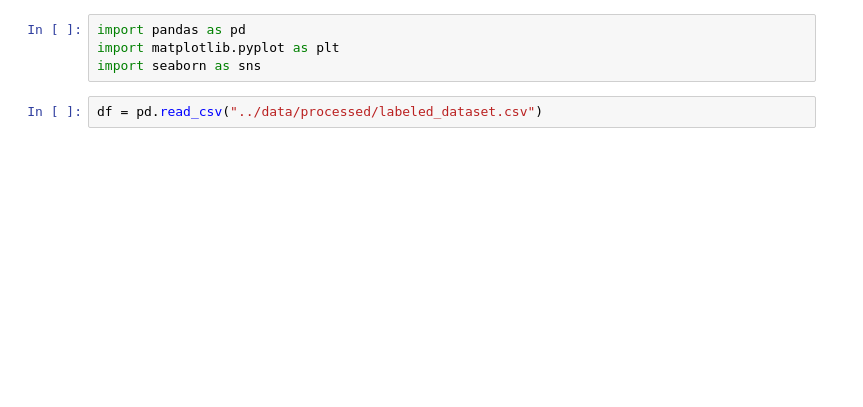
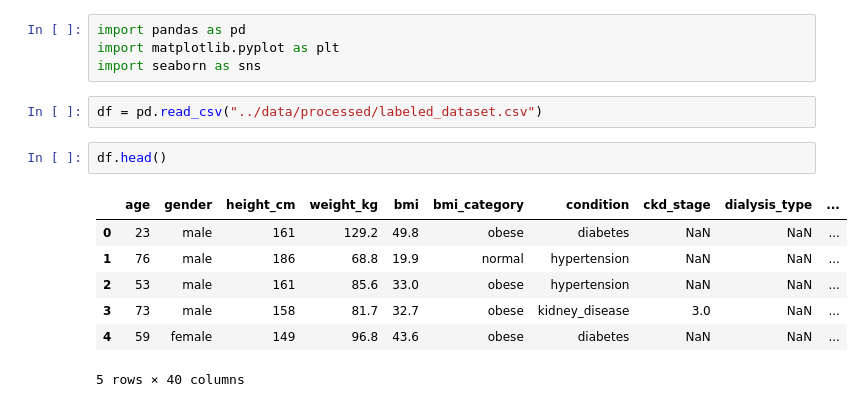
Before and after one commit to jitheshjr/food-suitability-bot, a Jupyter notebook: notebooks/03_explore_dataset.ipynb, the cells around one changed output. Saved outputs shown, nothing was run; the diff lists cells and outputs as text; blank space fills up the shorter version.

```diff
--- a/notebooks/03_explore_dataset.ipynb
+++ b/notebooks/03_explore_dataset.ipynb
@@ -4,6 +4,16 @@ import matplotlib.pyplot as plt
 import seaborn as sns
 # %%
 df = pd.read_csv("../data/processed/labeled_dataset.csv")
+# %%
+df.head()
+# %% [output]
+|  | age | gender | height_cm | weight_kg | bmi | bmi_category | condition | ckd_stage | dialysis_type | ... |
+| 0 | 23 | male | 161 | 129.2 | 49.8 | obese | diabetes | NaN | NaN | ... |
+| 1 | 76 | male | 186 | 68.8 | 19.9 | normal | hypertension | NaN | NaN | ... |
+| 2 | 53 | male | 161 | 85.6 | 33.0 | obese | hypertension | NaN | NaN | ... |
+| 3 | 73 | male | 158 | 81.7 | 32.7 | obese | kidney_disease | 3.0 | NaN | ... |
+| 4 | 59 | female | 149 | 96.8 | 43.6 | obese | diabetes | NaN | NaN | ... |
+5 rows × 40 columns
 # %%
 print("Shape:", df.shape)
 print("\nColumns:", list(df.columns))
```
Also changed, not shown: parts of 4 cells of this notebook, 14 other files.
